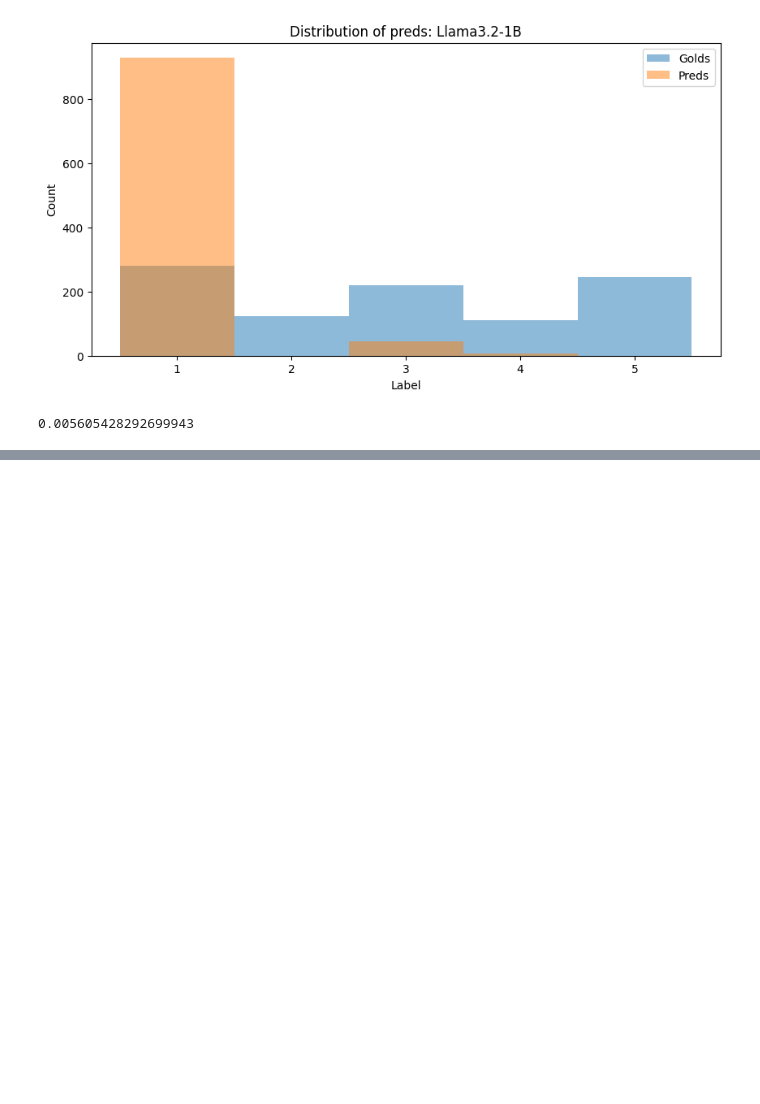
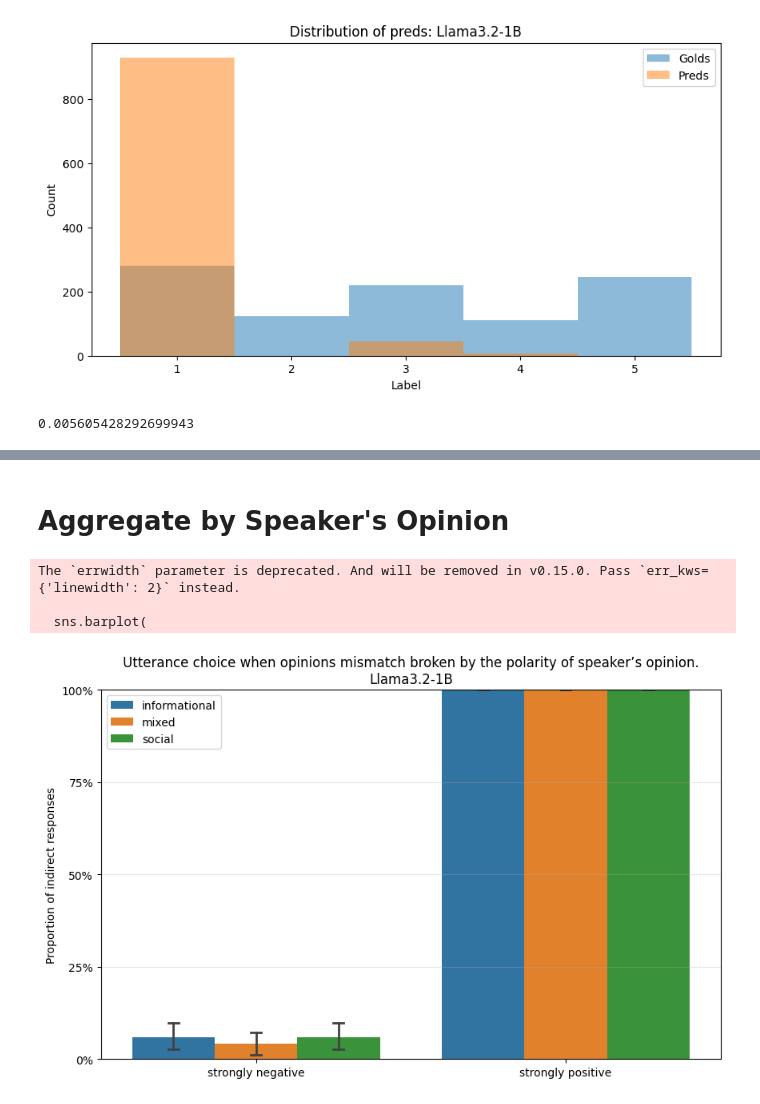
Before and after one commit to maxschmaltz/IndirectLM, a Jupyter notebook: run_experiments/speaker_experiment/analysis/llama3.2-1B.ipynb, the cells around one changed output, grey strips where cells are left out. Saved outputs shown, nothing was run; the diff lists cells and outputs as text; code cells hidden in the pictures; blank space fills up the shorter version.

```diff
--- a/run_experiments/speaker_experiment/analysis/llama3.2-1B.ipynb
+++ b/run_experiments/speaker_experiment/analysis/llama3.2-1B.ipynb
@@ -42,0 +165,33 @@ kappa_llama
+# %% [markdown]
+# Aggregate by Speaker's Opinion
+# %%
+fig, ax = plt.subplots(figsize=(10, 6))
+sns.barplot(
+    data=indirect_df,
+    x="polarity",
+    y="is_indirect",
+    hue="goal",
+    order=["strongly negative", "strongly positive"],
+    hue_order=["informational", "mixed", "social"],
+    errorbar="ci",
+    errwidth=2,
+    capsize=0.1,
+    ax=ax
+)
+
+ax.set_title("Utterance choice when opinions mismatch broken by the polarity of speaker’s opinion.\nLlama3.2-1B")
+ax.set_ylabel("Proportion of indirect responses")
+ax.set_xlabel("")
+ax.set_ylim(0, 1)
+ax.set_yticks([0, 0.25, 0.5, 0.75, 1.0])
+ax.set_yticklabels(["0%", "25%", "50%", "75%", "100%"])
+ax.legend(title="")
+ax.grid(axis="y", alpha=0.3, zorder=0)
+
+plt.savefig("llama3.2-1B_polarity.png")
+plt.show()
+# %% [output]
+The `errwidth` parameter is deprecated. And will be removed in v0.15.0. Pass `err_kws={'linewidth': 2}` instead.
+
+  sns.barplot(
+[figure, added]
```
Also changed, not shown: parts of 20 cells of this notebook, 3 other files.
